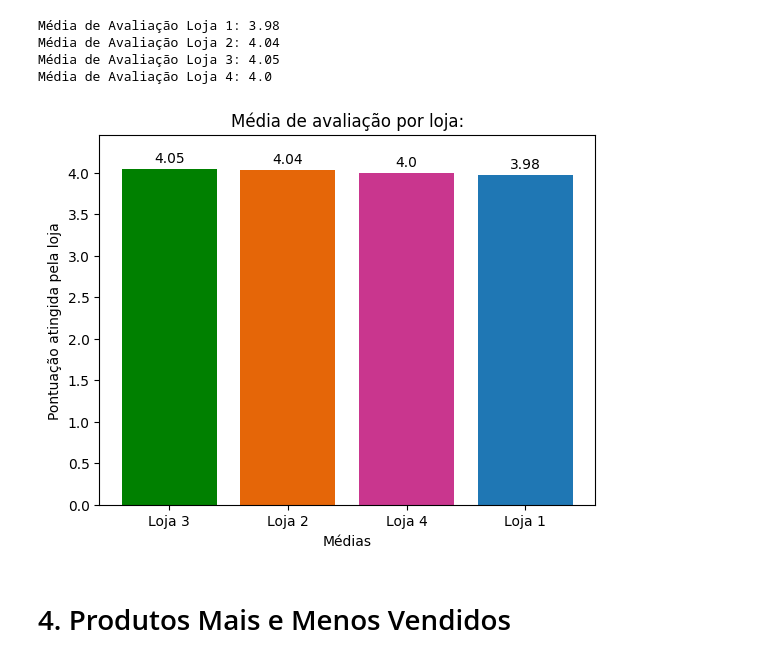
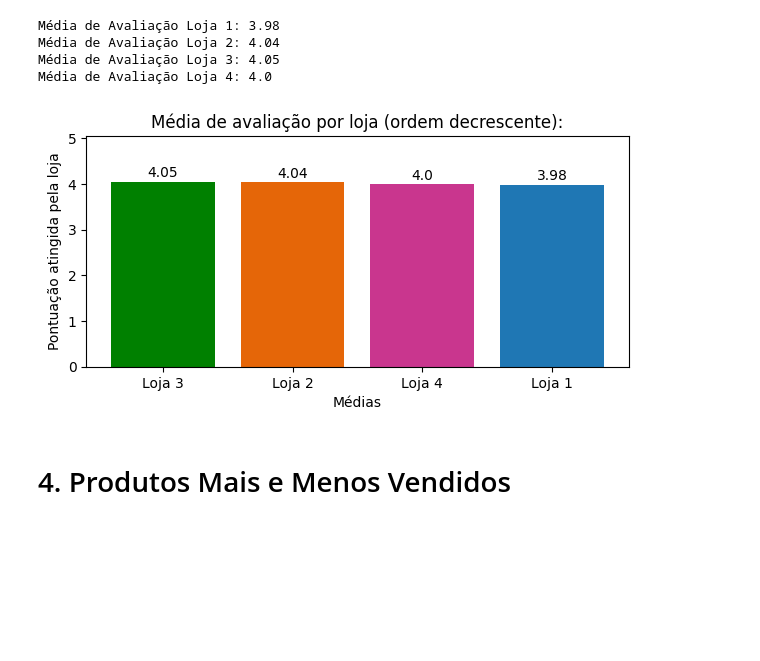
Before and after one commit to Megalonnix/ChallengeAluraStore, a Jupyter notebook: AluraStoreBr.ipynb, the cells around one changed output. Cells and saved outputs as stored; diff of their text form; code cells hidden in the pictures; blank space fills up the shorter version.

```diff
--- a/AluraStoreBr.ipynb
+++ b/AluraStoreBr.ipynb
@@ -421,37 +421,38 @@ cores_lojas = [
 
 # Ordenando lojas com maior média:
 array_lojas = list(zip(categorias,valores, cores_lojas))
 
 lista_ordenada = sorted(
     array_lojas,
     key=lambda idxArray: idxArray[1],
     reverse=True)
 
 categorias_ordenadas = [lista_ordenada[i][0] for i in range(len(lista_ordenada))]
 valores_ordenados = [lista_ordenada[i][1] for i in range(len(lista_ordenada))]
 cores_ordenadas = [lista_ordenada[i][2] for i in range(len(lista_ordenada))]
 
 # Montando Gráfico:
-plt.title('Média de avaliação por loja:')
+plt.figure(figsize=(7,3))
+plt.title('Média de avaliação por loja (ordem decrescente):')
 plt.bar(
     categorias_ordenadas,
     valores_ordenados, color=cores_ordenadas)
 
 for i, vlr in enumerate(valores_ordenados):
   plt.text(
       i,
       vlr + vlr/100,
       str(round(vlr, 2)),
       ha='center',
       va='bottom',
       fontsize=10)
 
 plt.ylabel('Pontuação atingida pela loja')
 plt.xlabel('Médias')
-plt.ylim(0, max(valores_ordenados) * 1.1) # Ajustei o limite do meu eixo Y
-plt.show()                                # para acomodar a etiqueta acima das barrinhas.
+plt.ylim(0, max(valores_ordenados) * 1.25) # Ajustei o limite do meu eixo Y
+plt.show()                                 # para acomodar a etiqueta acima das barrinhas.
 # %% [output]
-[figure, old version]
+[figure, new version]
 # %% [markdown]
 # 4. Produtos Mais e Menos Vendidos
 # %% [markdown]
```
